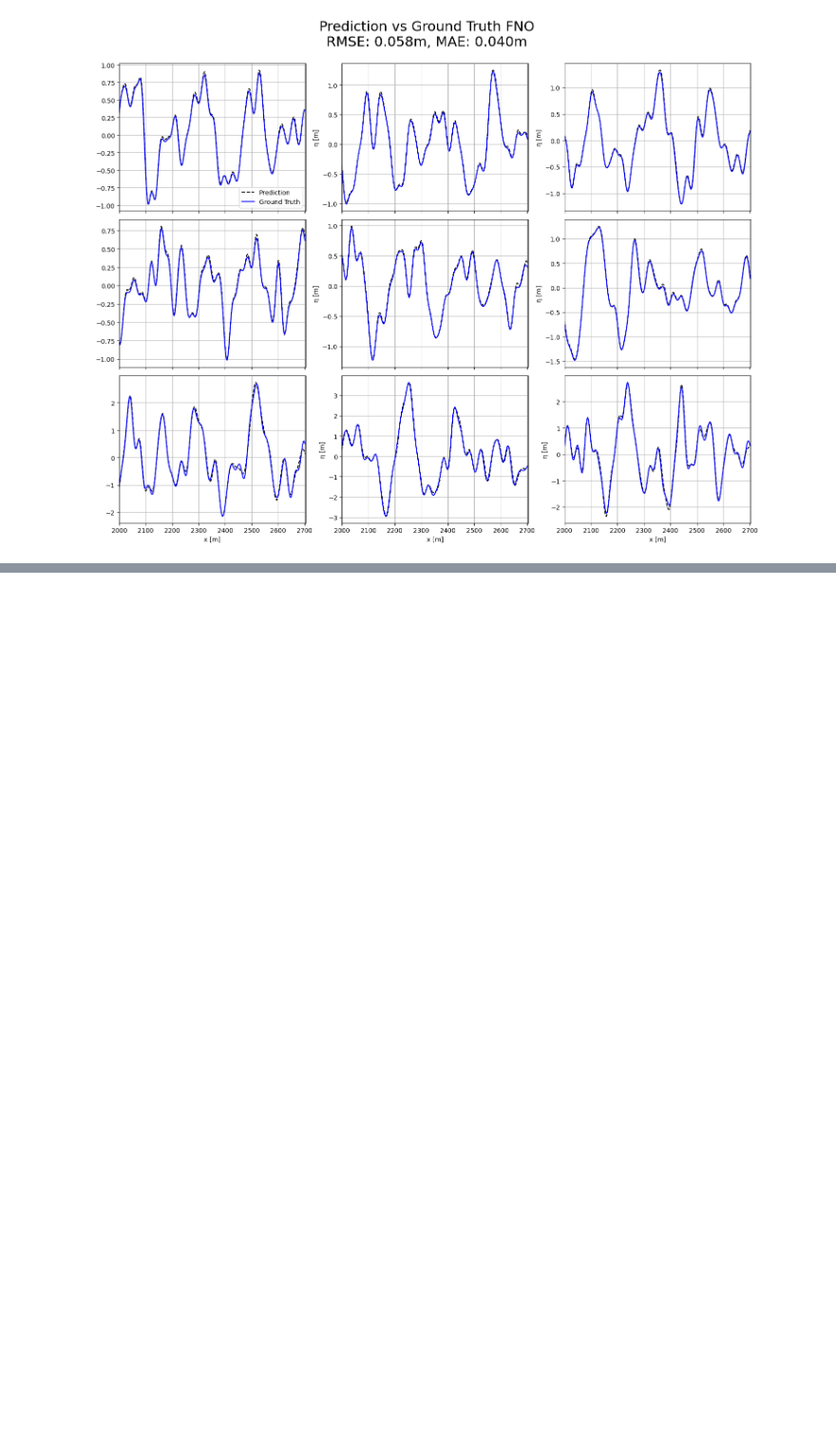
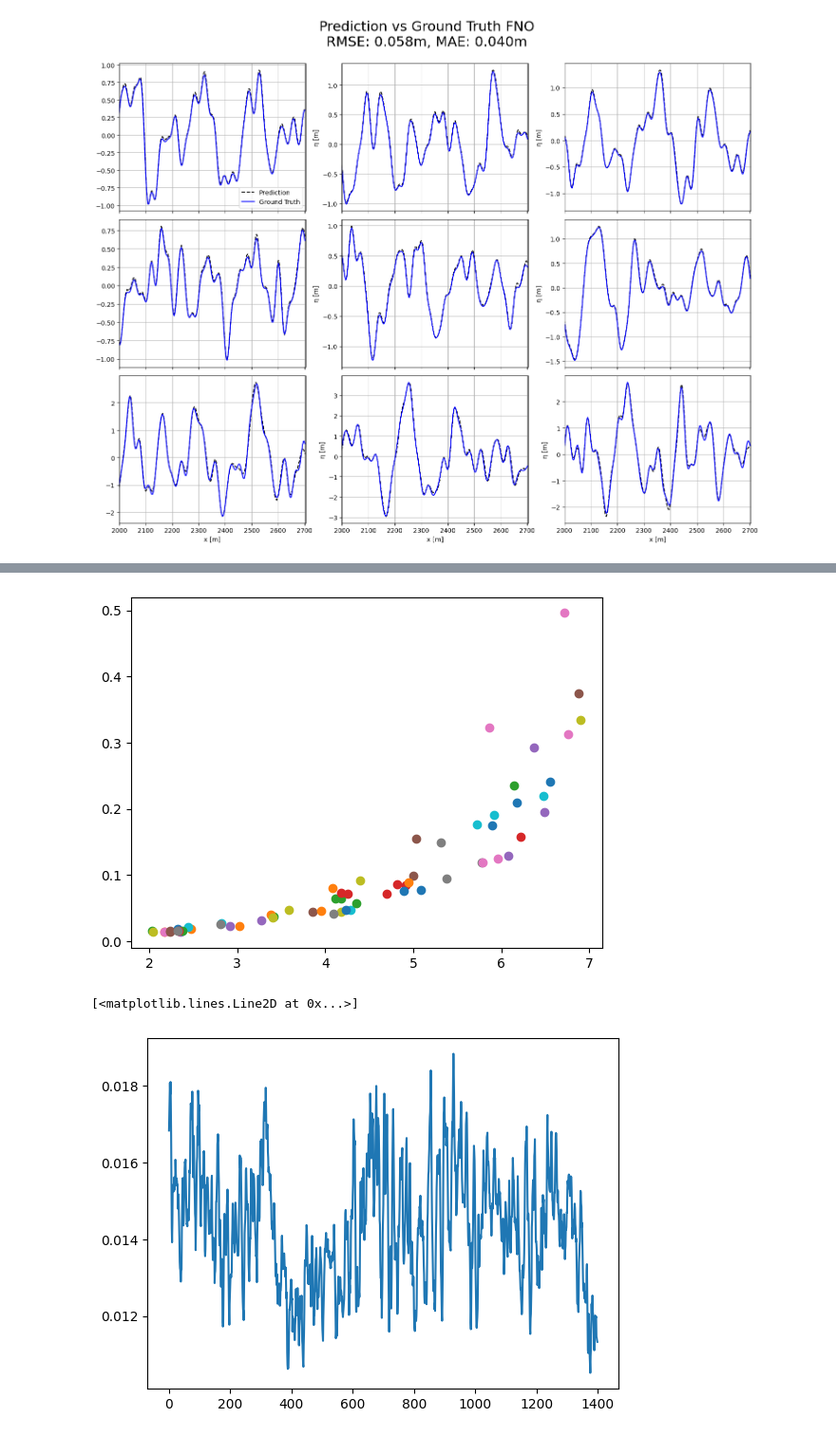
Before and after one commit to VegardBaa/HOSim, a Jupyter notebook: ML/1d_machine_learning.ipynb, the cells around one changed output, grey strips where cells are left out. Shown: that part at 95% size. Saved outputs shown, nothing was run; the diff lists cells and outputs as text; code cells hidden in the pictures; blank space fills up the shorter version.

```diff
--- a/ML/1d_machine_learning.ipynb
+++ b/ML/1d_machine_learning.ipynb
@@ -223,0 +273,11 @@ plt.show()
+# %%
+for index in range(0, 64):
+    error = y_pred[index, :, cut_index:cut_index_2] - y[index, :, cut_index:cut_index_2]
+    plt.plot(Hs[index], np.sqrt(np.mean(error**2)), 'o')
+plt.show()
+
+plt.plot(np.mean(np.abs(y_pred[0, :, cut_index:cut_index_2] - y[0, :, cut_index:cut_index_2]), axis=1))
+# %% [output]
+[figure, added]
+[<matplotlib.lines.Line2D at 0x...>]
+[figure, added]
```
Also changed, not shown: parts of 7 cells of this notebook.
